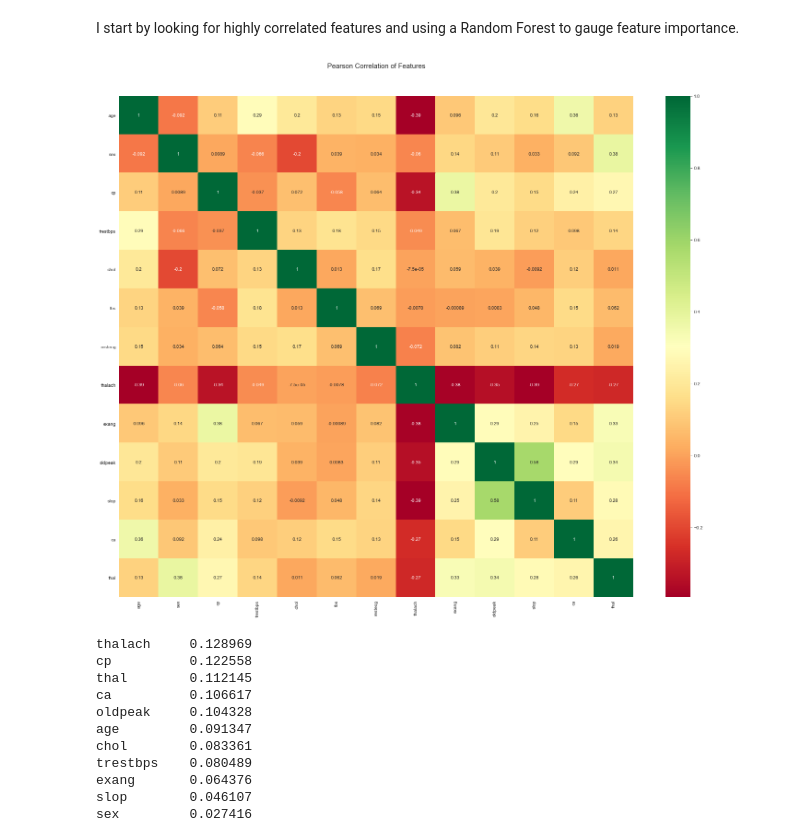
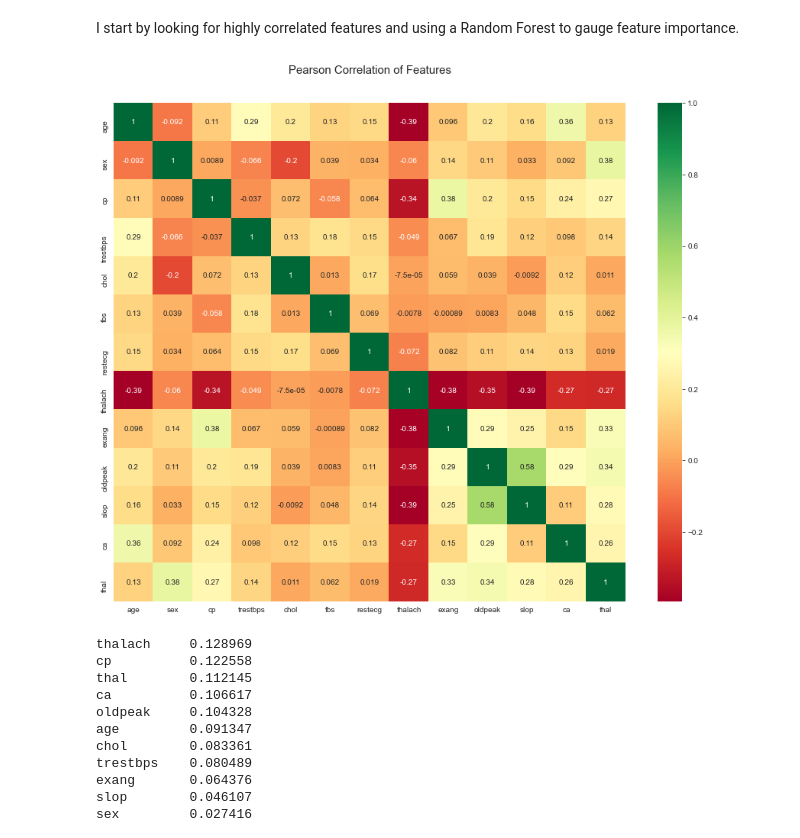
Before and after one commit to stlanier/Flatiron-School-Module-3-Project, a Jupyter notebook: notebooks/1_eda_and_preprocessing.ipynb, the cells around one changed output. Saved outputs shown, nothing was run; the diff lists cells and outputs as text; code cells hidden in the pictures.

Commit message:
saved eda and preprocessing visualizations for README analysis

```diff
--- a/notebooks/1_eda_and_preprocessing.ipynb
+++ b/notebooks/1_eda_and_preprocessing.ipynb
@@ -29,7 +29,7 @@ from xgboost import XGBClassifier
 %matplotlib inline
 # %%
 sns.set_style('whitegrid')
-sns.set_palette("mako")
+# sns.set_palette("mako")
 # %% [markdown]
 ## Exploratory Data Analysis
 # %%
@@ -139,0 +122,5 @@ array([[<AxesSubplot:title={'center':'age'}>,
+# %%
+sns.set_palette('cividis')
+X.hist(figsize=(15, 12))
+plt.suptitle('Histograms by Predictor (Raw Data)', fontsize='xx-large')
+plt.savefig('../images/raw_hists_all.png')
@@ -222,14 +211,14 @@ Before I move onto tuning models, I want to try tuning my data first. Who said,
 # %% [markdown]
 I start by looking for highly correlated features and using a Random Forest to gauge feature importance.
 # %%
-sns.heatmap(X.corr(),annot=True,cmap='RdYlGn')
-fig=plt.gcf()
-fig.set_size_inches(25,20)
+fig = plt.figure(figsize=(15,12))
+ax = sns.heatmap(X.corr(),annot=True,cmap='RdYlGn')
+# fig.set_size_inches(25,20)
 #plt.figure(figsize=(14,12))
 plt.title('Pearson Correlation of Features', y=1.05, size=15)
-plt.show()
+plt.savefig('../images/pearson.png')
 # %% [output]
-[figure, old version]
+[figure, new version]
 # %%
 rf = RandomForestClassifier(n_estimators=100, random_state=42)
 rf.fit(X_train, y_train)
```
Also changed, not shown: parts of 6 cells of this notebook, 4 other files.
